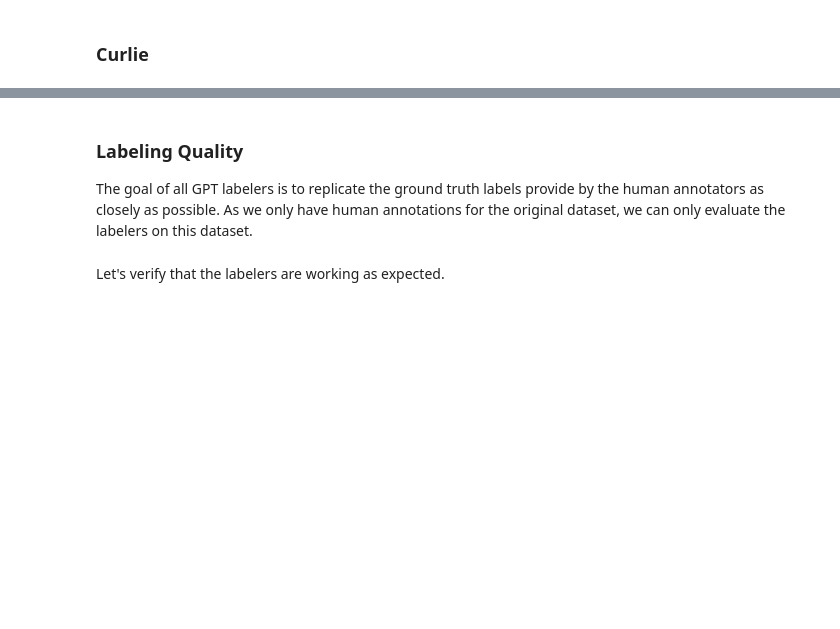
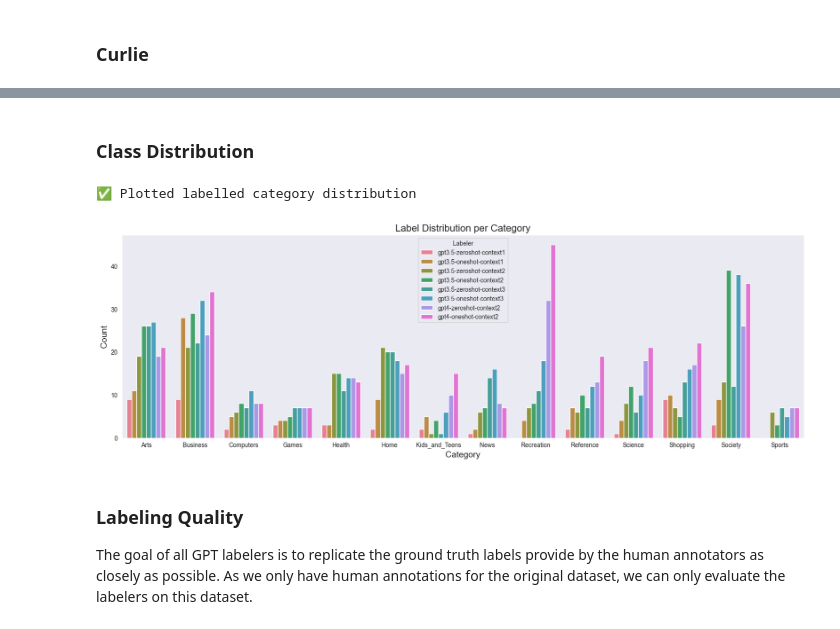
Before and after one commit to CS-433/ml-project-2-mlp, a Jupyter notebook: notebooks/eda.ipynb, the cells around one changed output, grey strips where cells are left out. Drawn from its saved outputs; the diff is of its cells as text; code cells hidden in the pictures; blank space fills up the shorter version.

```diff
--- a/notebooks/eda.ipynb
+++ b/notebooks/eda.ipynb
@@ -210,0 +308,7 @@ There are multiple GPT labeler instances that can be used to label the data. The
+# %%
+# Instantiate data
+original_data_cfg = hydra.compose(config_name="eda", overrides=["data=original", "data.num_samples=100"])
+original_data = hydra.utils.instantiate(original_data_cfg.data)
+# %%
+# Instantiate labelers
+gpt_labelers = {labeler: hydra.utils.instantiate(cfg.labeler, data=original_data) for labeler, cfg in gpt_labelers_cfg.items()}
@@ -210,0 +338,7 @@ There are multiple GPT labeler instances that can be used to label the data. The
+# %%
+num_processed_websites = len(original_data.get_processed_data())
+
+print(f"ℹ️ Number of processed websites: {num_processed_websites}")
+for name, labeler in gpt_labelers.items():
+    num_labels = len(labeler.get_labels())
+    print(f"ℹ️ Number of {name} labels: {num_labels}")
@@ -211,3 +411,36 @@ There are multiple GPT labeler instances that can be used to label the data. The
+# %% [markdown]
+### Class Distribution
+# %%
+def get_dist(labeler):
+    labels = np.array([website["labels"] for website in labeler.get_labels().values()])
+    return {category: count for category, count in zip(categories, labels.sum(0))}
+
+dists = {name: get_dist(labeler) for name, labeler in gpt_labelers.items()}
+# %%
+rows = []
+for labeler, class_dist in dists.items():
+    for category, count in class_dist.items():
+        rows.append({"labeler": labeler, "category": category, "count": count})
+
+labeling_dists = pd.DataFrame(rows)
+
+fig, ax = plt.subplots(figsize=(20, 6))
+sns.barplot(
+    labeling_dists,
+    x="category",
+    y="count",
+    hue="labeler",
+    ax=ax
+)
+ax.get_legend().set_title("Labeler")
+ax.set_xlabel("Category", fontsize=14)
+ax.set_ylabel("Count", fontsize=14)
+ax.set_title("Label Distribution per Category", fontsize=16)
+
+print(f"✅ Plotted labelled category distribution")
+# %% [output]
+✅ Plotted labelled category distribution
+[figure, added]
 # %% [markdown]
 ### Labeling Quality
 
@@ -226,2 +447,0 @@ labelers = {labeler: hydra.utils.instantiate(cfg.labeler, data=original_data) fo
-# %% [markdown]
-Let's verify that the labelers are working as expected.
```
Also changed, not shown: parts of 45 cells of this notebook.
